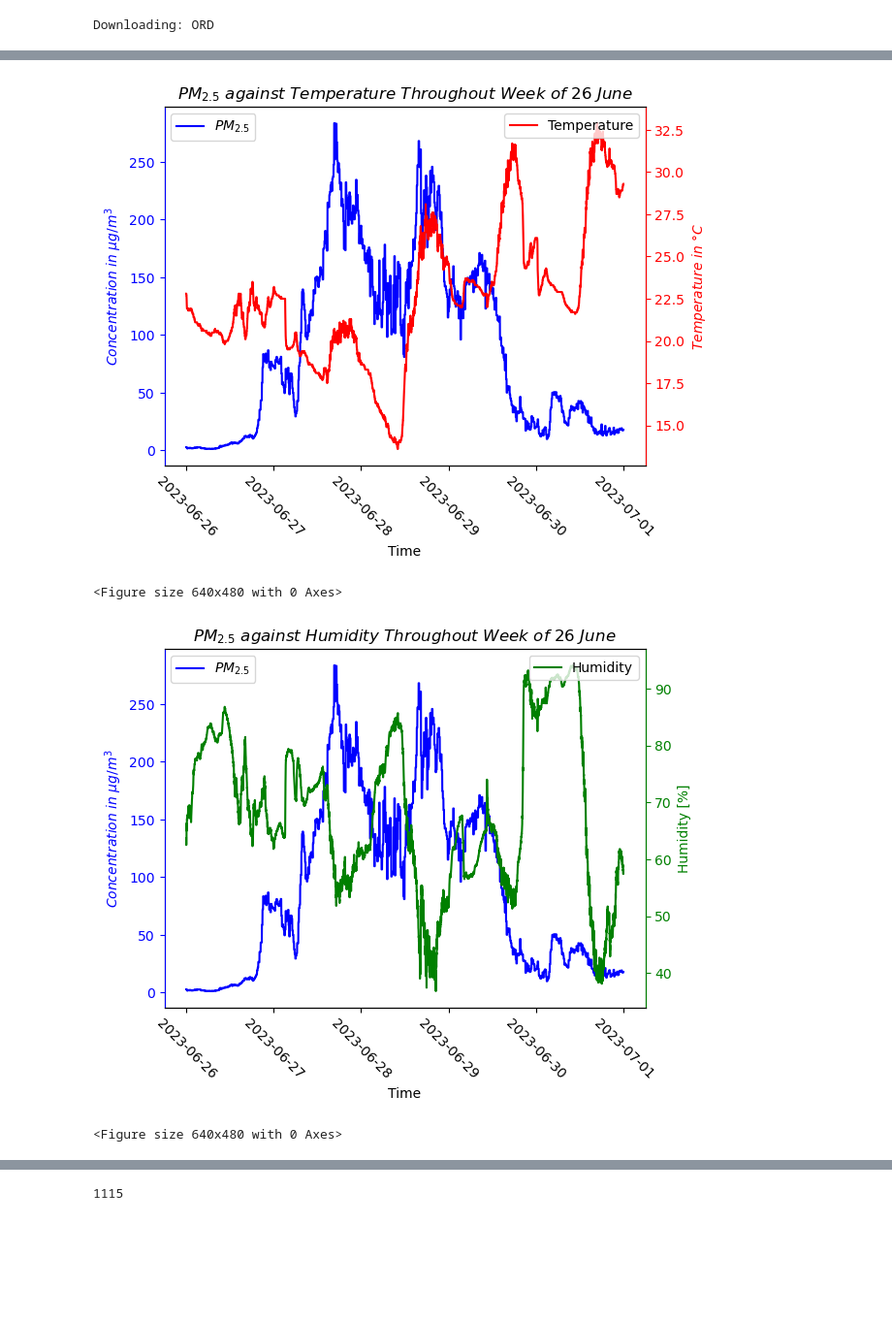
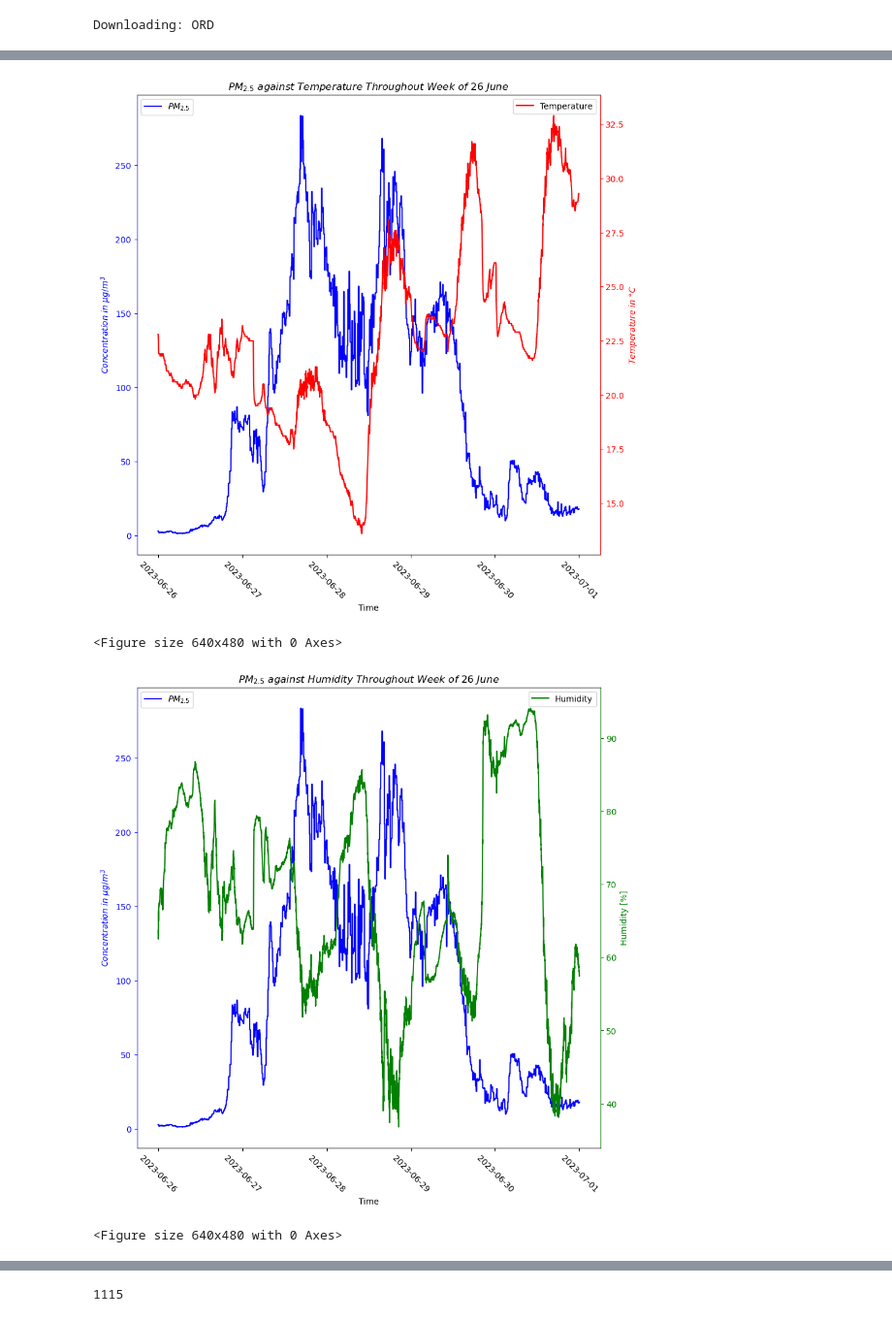
Before and after one commit to EVS-ATMOS/air-quality-sensors, a Jupyter notebook: notebooks/chicago_wildifre.ipynb, the cells around one changed output, grey strips where cells are left out. Shown at 97% size. Saved outputs shown, nothing was run; the diff lists cells and outputs as text; code cells hidden in the pictures; blank space fills up the shorter version.

```diff
--- a/notebooks/chicago_wildifre.ipynb
+++ b/notebooks/chicago_wildifre.ipynb
@@ -127,6 +139,8 @@ plt.savefig("26_June_Gas_Concentrations")
 ## Making cocnentrations of PM2.5 against various values
 
 fig, ax1 = plt.subplots()
+fig.set_figwidth(10)
+fig.set_figheight(10)
 plt.plot(pm25["timestamp"], pm25["value"], color="Blue", label="$PM_{2.5}$")
 plt.xticks(rotation=315)
 plt.xlabel("Time")
@@ -142,10 +156,12 @@ ax2.spines["left"].set_color("blue")
 ax2.spines["right"].set_color("red")
 ax2.tick_params(axis="y", colors="red")
 plt.ylabel("$Temperature\ in\ \degree C$", color="red")
-plt.savefig("26_June_Temperature_PM25")
+plt.savefig("26_June_Temperature_PM25", format='svg', bbox_inches='tight')
 
 plt.figure()
 fig, ax1 = plt.subplots()
+fig.set_figwidth(10)
+fig.set_figheight(10)
 plt.plot(pm25["timestamp"], pm25["value"], color="Blue", label="$PM_{2.5}$")
 plt.xticks(rotation=315)
 plt.xlabel("Time")
@@ -153,36 +169,38 @@ ax1.tick_params(axis="y", colors="blue")
 plt.ylabel("$Concentration\ in\ \mu g/m^3$", color="blue")
 plt.legend(loc=2)
 plt.title("$PM_{2.5}\ against\ Humidity\ Throughout\ Week\ of\ 26\ June$")
 
 ax2 = ax1.twinx()
 plt.plot(aqhum["timestamp"], aqhum["value"], color="Green", label="Humidity")
 plt.legend(loc=1)
 plt.ylabel("Humidity [%]", color="green")
 ax2.spines["left"].set_color("blue")
 ax2.spines["right"].set_color("green")
 ax2.tick_params(axis="y", colors="green")
-plt.savefig("26_June_Humidity_PM25")
+plt.savefig("26_June_Humidity_PM25", format='svg', bbox_inches='tight')
 
 plt.figure()
 fig, ax1 = plt.subplots()
+fig.set_figheight(10)
+fig.set_figwidth(10)
 plt.plot(pm25["timestamp"], pm25["value"], color="Blue", label="$PM_{2.5}$")
 plt.xticks(rotation=315)
 plt.xlabel("Time")
 ax1.tick_params(axis="y", colors="blue")
 plt.ylabel("$Concentration\ in\ \mu g/m^3$", color="blue")
 plt.legend(loc=2)
 plt.title("$PM_{2.5}\ against\ Wind\ Speed\ Throughout\ Week\ of\ 26\ June$")
 
 ax2 = ax1.twinx()
 plt.plot(my_asoses["ORD"].time, wind_speed, color="Purple", label="Wind")
 plt.legend(loc=1)
 ax2.spines["left"].set_color("blue")
 ax2.spines["right"].set_color("purple")
 ax2.tick_params(axis="y", colors="purple")
 plt.ylabel("Wind Speed (kts)", color="purple")
-plt.savefig("26_June_Wind_Speed_PM25")
+plt.savefig("26_June_Wind_Speed_PM25", format='svg', bbox_inches='tight')
 # %% [output]
-[figure, old version]
+[figure, new version]
 <Figure size 640x480 with 0 Axes>
-[figure, old version]
+[figure, new version]
 <Figure size 640x480 with 0 Axes>
```
Also changed, not shown: parts of 6 cells of this notebook, 1 other file.
